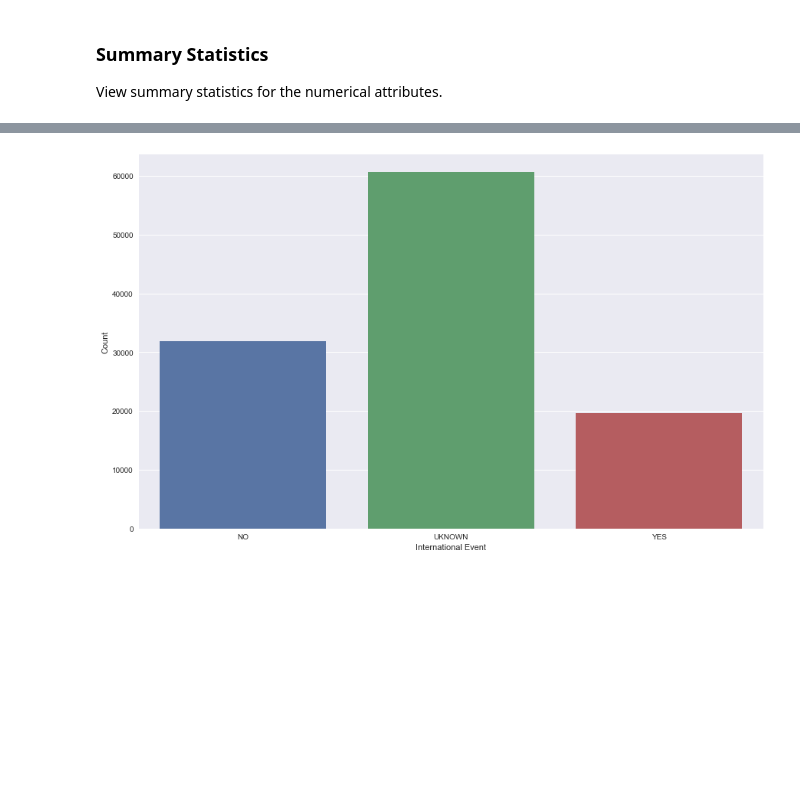
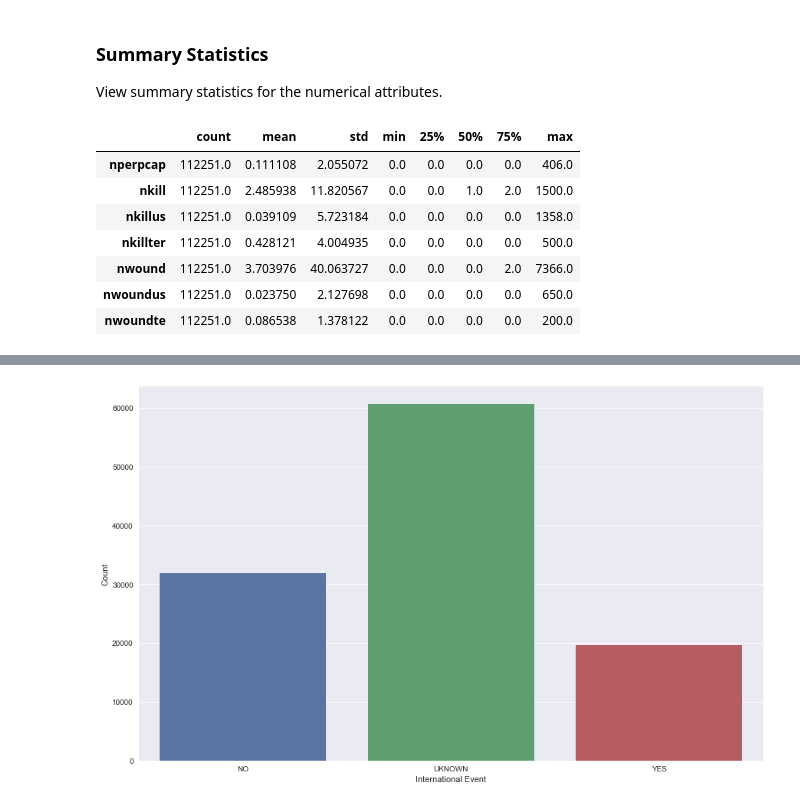
Before and after one commit to tcskowronek/predicting-terrorist-attacks, a Jupyter notebook: src/02-Exploratory-Data-Analysis.ipynb, the cells around one changed output, grey strips where cells are left out. Cells and saved outputs as stored; diff of their text form; code cells hidden in the pictures; blank space fills up the shorter version.

```diff
--- a/src/02-Exploratory-Data-Analysis.ipynb
+++ b/src/02-Exploratory-Data-Analysis.ipynb
@@ -154,3 +154,15 @@ memory usage: 21.1+ MB
 # %% [markdown]
 ### Summary Statistics
 View summary statistics for the numerical attributes.
+# %%
+gtd_df[['nperpcap', 'nkill', 'nkillus', 'nkillter', 'nwound',
+        'nwoundus', 'nwoundte']].dropna().describe().transpose()
+# %% [output]
+|  | count | mean | std | min | 25% | 50% | 75% | max |
+| nperpcap | 112251.0 | 0.111108 | 2.055072 | 0.0 | 0.0 | 0.0 | 0.0 | 406.0 |
+| nkill | 112251.0 | 2.485938 | 11.820567 | 0.0 | 0.0 | 1.0 | 2.0 | 1500.0 |
+| nkillus | 112251.0 | 0.039109 | 5.723184 | 0.0 | 0.0 | 0.0 | 0.0 | 1358.0 |
+| nkillter | 112251.0 | 0.428121 | 4.004935 | 0.0 | 0.0 | 0.0 | 0.0 | 500.0 |
+| nwound | 112251.0 | 3.703976 | 40.063727 | 0.0 | 0.0 | 0.0 | 2.0 | 7366.0 |
+| nwoundus | 112251.0 | 0.023750 | 2.127698 | 0.0 | 0.0 | 0.0 | 0.0 | 650.0 |
+| nwoundte | 112251.0 | 0.086538 | 1.378122 | 0.0 | 0.0 | 0.0 | 0.0 | 200.0 |
```
Also changed, not shown: parts of 3 cells of this notebook.
